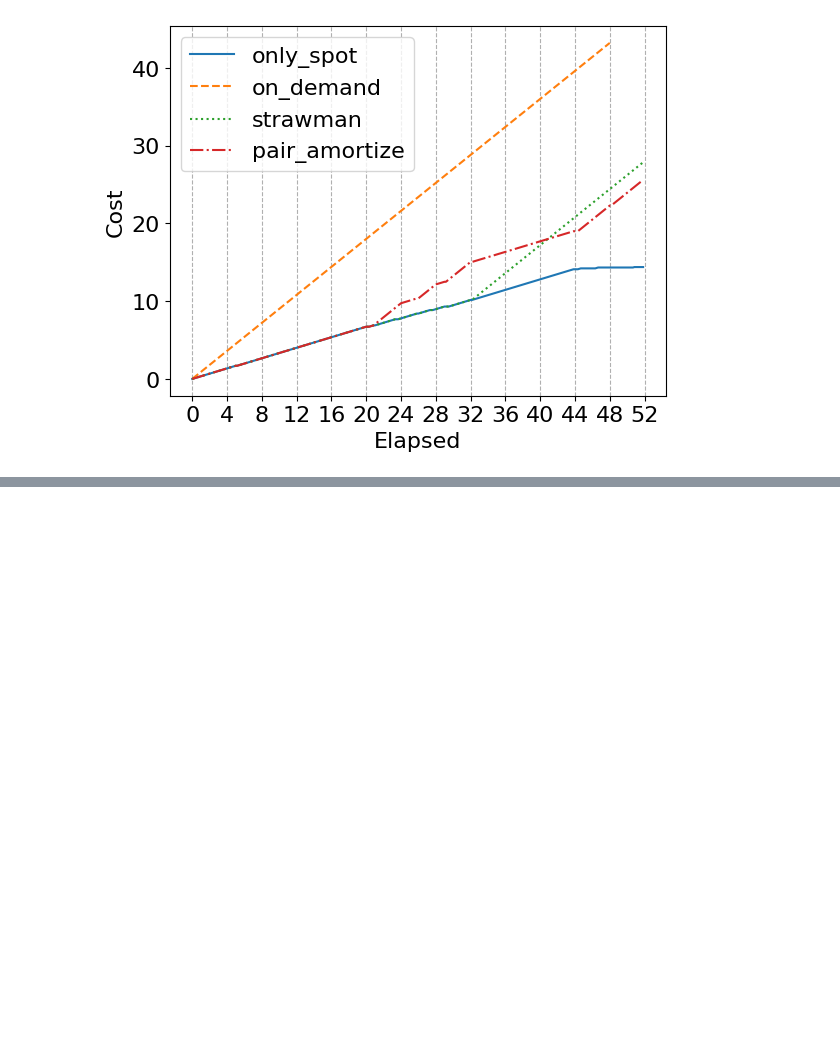
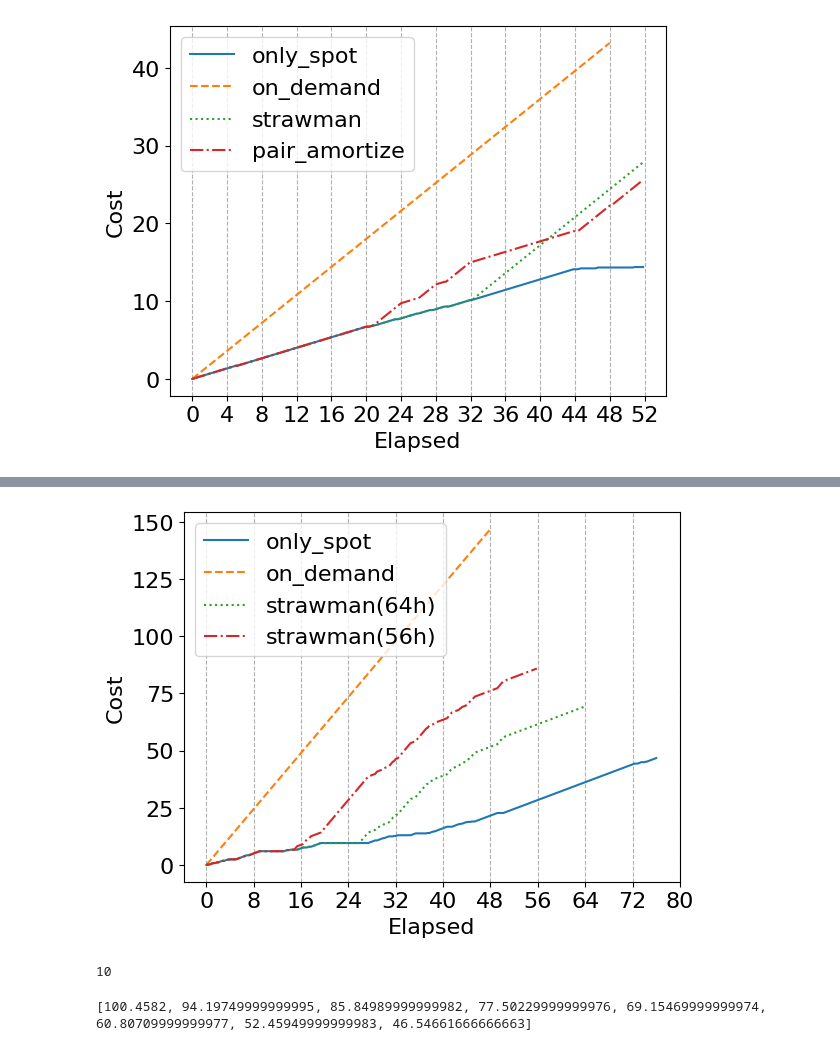
Before and after one commit to Michaelvll/skypilot-spot-strategy, a Jupyter notebook: scripts/plot.ipynb, the cells around one changed output, grey strips where cells are left out. Saved outputs shown, nothing was run; the diff lists cells and outputs as text; code cells hidden in the pictures; blank space fills up the shorter version.

```diff
--- a/scripts/plot.ipynb
+++ b/scripts/plot.ipynb
@@ -299,0 +305,36 @@ ValueError: Number of rows must be a positive integer, not 0
+# %%
+fig, ax = plot_y(run_dfs, y_name='Cost', is_step_plot=False, show_detailed_config=False, show_ddl=True)
+ax[0].set_xticks(list(range(0, 81, 8)))
+ax[0].grid(True, which='major', axis='x', linestyle='--')
+# %% [output]
+[figure, added]
+# %%
+TAGS = ['no-overhead']
+NOT_TAGS = ['hidden']
+DDLS = [48, 52, 56, 60, 64, 68, 72, 76, 1000]
+STRATEGIES = ['strawman', 'on_demand', 'only_spot']
+run_dfs = filter_runs(TAGS, DDLS, STRATEGIES, task_durations=[48], trace_names=['us-west-2a_v100_1'])
+print(len(run_dfs))
+run_dfs = sorted(run_dfs, key=lambda x: STRATEGIES.index(x[0].config['strategy_metadata']['name']))
+# %% [output]
+10
+# %%
+costs = [None] * len(DDLS[:-1])
+on_demand_time, on_demand_cost = None, None
+spot_time, spot_cost = None, None
+for run, df in run_dfs:
+    ddl = run.config['deadline_hours']
+    strategy = run.config['strategy_metadata']['name']
+    if strategy == 'strawman':
+        costs[DDLS.index(ddl)] = df['Cost'].values[-1]
+    elif strategy == 'on_demand':
+        assert on_demand_cost is None
+        on_demand_time = df['Elapsed'].values[-1] / 3600
+        on_demand_cost = df['Cost'].values[-1]
+    elif strategy == 'only_spot':
+        assert spot_cost is None
+        spot_time = df['Elapsed'].values[-1] / 3600
+        spot_cost = df['Cost'].values[-1]
+print(costs)
+# %% [output]
+[100.4582, 94.19749999999995, 85.84989999999982, 77.50229999999976, 69.15469999999974, 60.80709999999977, 52.45949999999983, 46.54661666666663]
```
Also changed, not shown: parts of 7 cells of this notebook, 3 other files.
